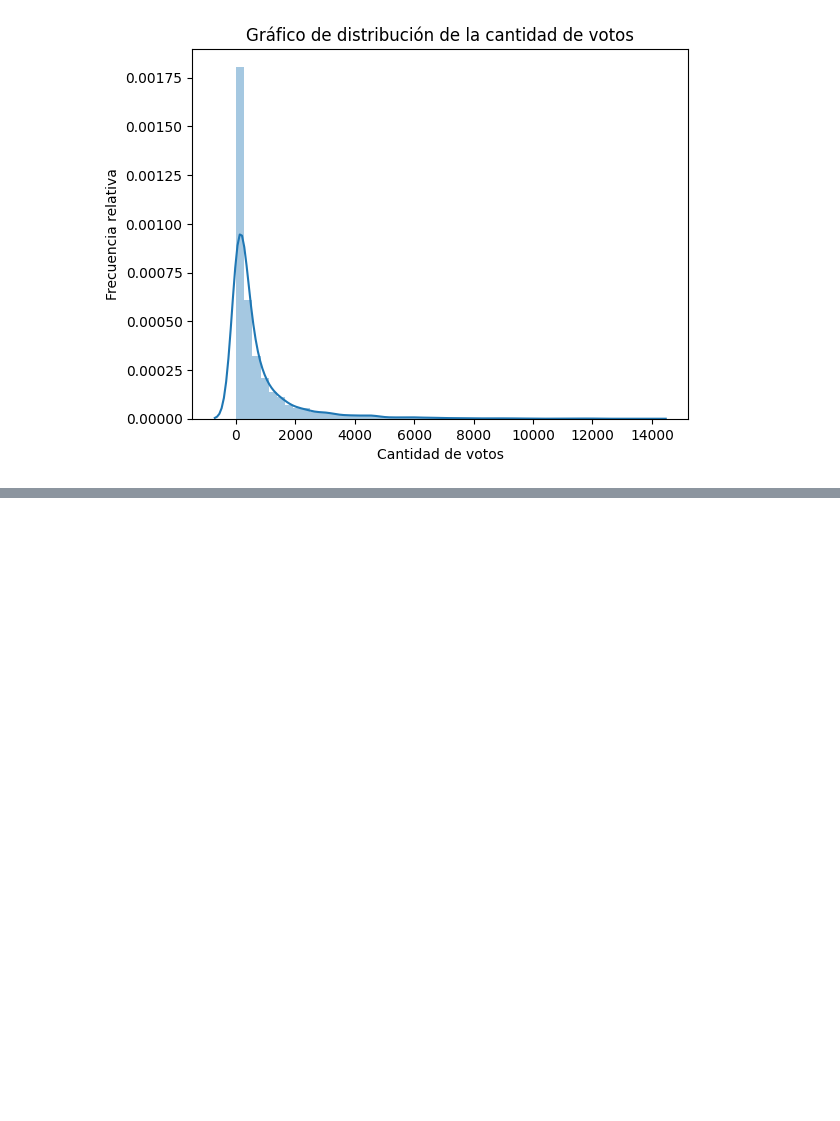
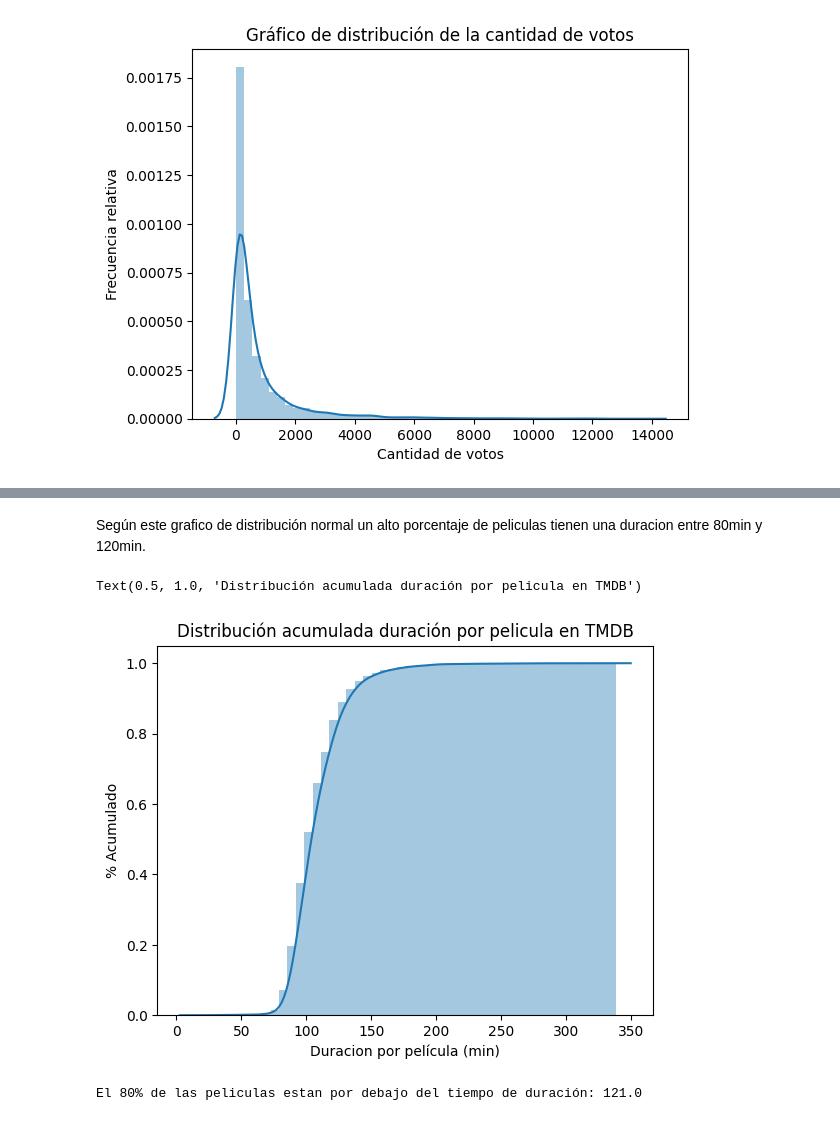
Before and after one commit to JuanPerezMolina/tests_estadisticos_python, a Jupyter notebook: 231028-1_1tests_estadisticos_python.ipynb, the cells around one changed output, grey strips where cells are left out. Cells and saved outputs as stored; diff of their text form; code cells hidden in the pictures; blank space fills up the shorter version.

```diff
--- a/231028_1_1tests_estadisticos_python.ipynb
+++ b/231028-1_1tests_estadisticos_python.ipynb
@@ -283,0 +370,19 @@ Text(0.5, 1.0, 'Gráfico de distribución de la cantidad de votos')
+# %% [markdown]
+Según este grafico de distribución normal un alto porcentaje de peliculas tienen una duracion entre 80min y 120min.
+# %%
+# Grafico de distribución acumulada de duración por pelicula
+ax = sns.distplot(tmdb_df.query("runtime>0").runtime.dropna(),
+                  hist_kws={"cumulative": True},
+                  kde_kws={"cumulative": True})
+ax.set(xlabel = "Duracion por película (min)", ylabel = "% Acumulado")
+ax.set_title("Distribución acumulada duración por pelicula en TMDB")
+# %% [output]
+Text(0.5, 1.0, 'Distribución acumulada duración por pelicula en TMDB')
+[figure, added]
+# %%
+# ¿En base al gráfico anterior de distribución acumulada ¿A que valor corresponde un determinado porcentaje de la distribución?
+# Ejemplo: ¿En que rango de tiempos de duración están el 80% de las películas?
+limite_duracion= tmdb_df.query("runtime>0").runtime.dropna().quantile(0.8)
+print("El 80% de las peliculas estan por debajo del tiempo de duración:",limite_duracion)
+# %% [output]
+El 80% de las peliculas estan por debajo del tiempo de duración: 121.0
```
Also changed, not shown: parts of 34 cells of this notebook.
